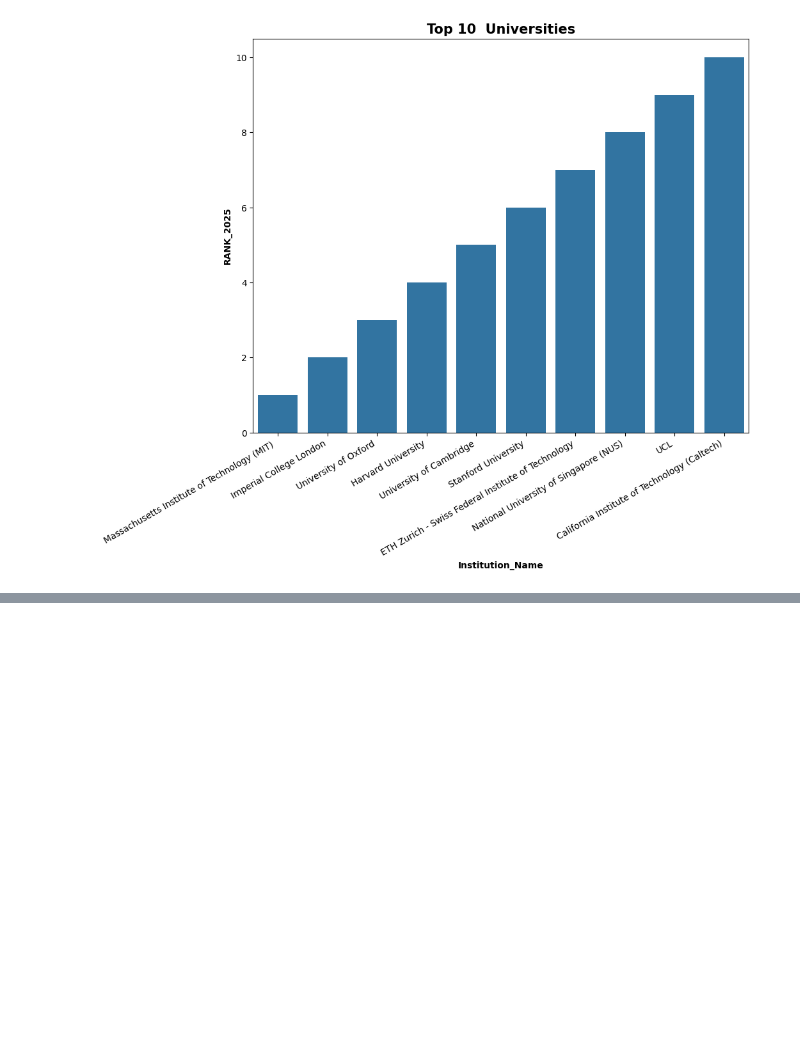
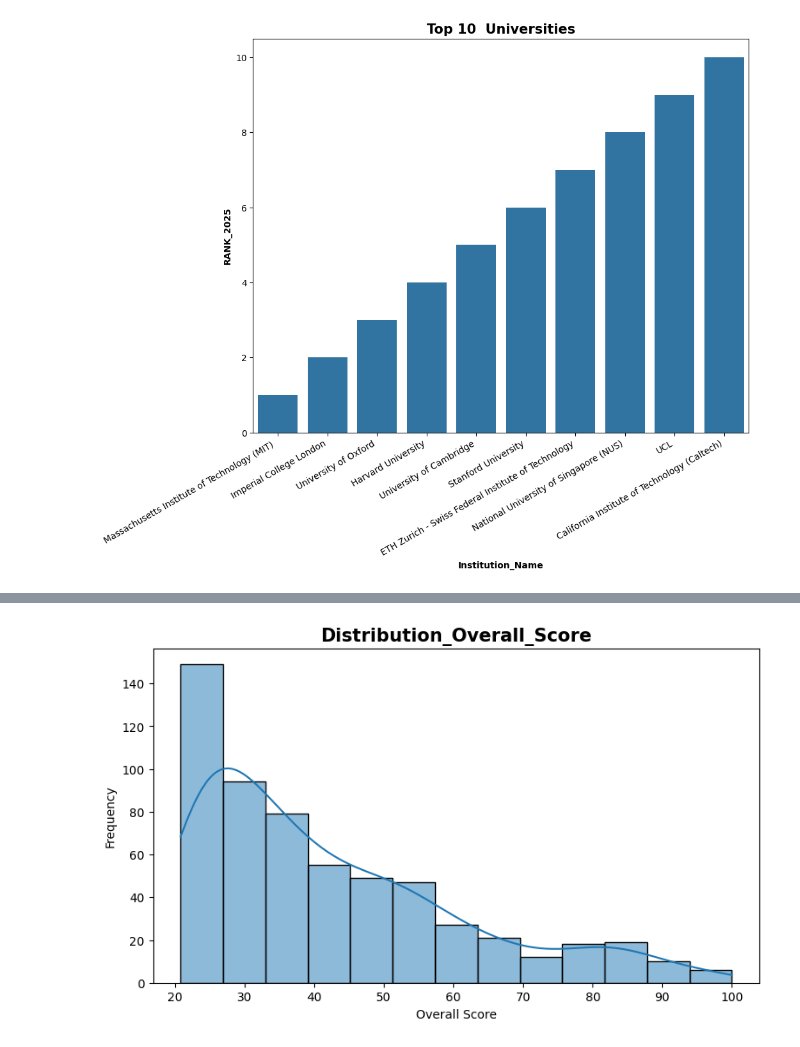
Before and after one commit to Mradul2k04/Python_Projects_BL, a Jupyter notebook: Numpy_Pandas_ Visualization/task_1.ipynb, the cells around one changed output, grey strips where cells are left out. Cells and saved outputs as stored; diff of their text form; code cells hidden in the pictures; blank space fills up the shorter version.

Commit message:
[Mradul Sharma] updated . Task_1 Related to numpy,pandas and seborn by using the dataset og universities

```diff
--- a/Numpy_Pandas_ Visualization/task_1.ipynb
+++ b/Numpy_Pandas_ Visualization/task_1.ipynb
@@ -295,0 +381,11 @@ plt.show()
+# %%
+#Plot histogram + KDE using Seaborn.
+
+plt.figure(figsize=(9, 5))
+sns.histplot(df['Overall_Score'],kde=True)
+plt.title("Distribution_Overall_Score",fontsize=15,fontweight='bold')
+plt.xlabel('Overall Score')
+plt.ylabel('Frequency')
+plt.show()
+# %% [output]
+[figure, added]
```
Also changed, not shown: parts of 43 cells of this notebook.
